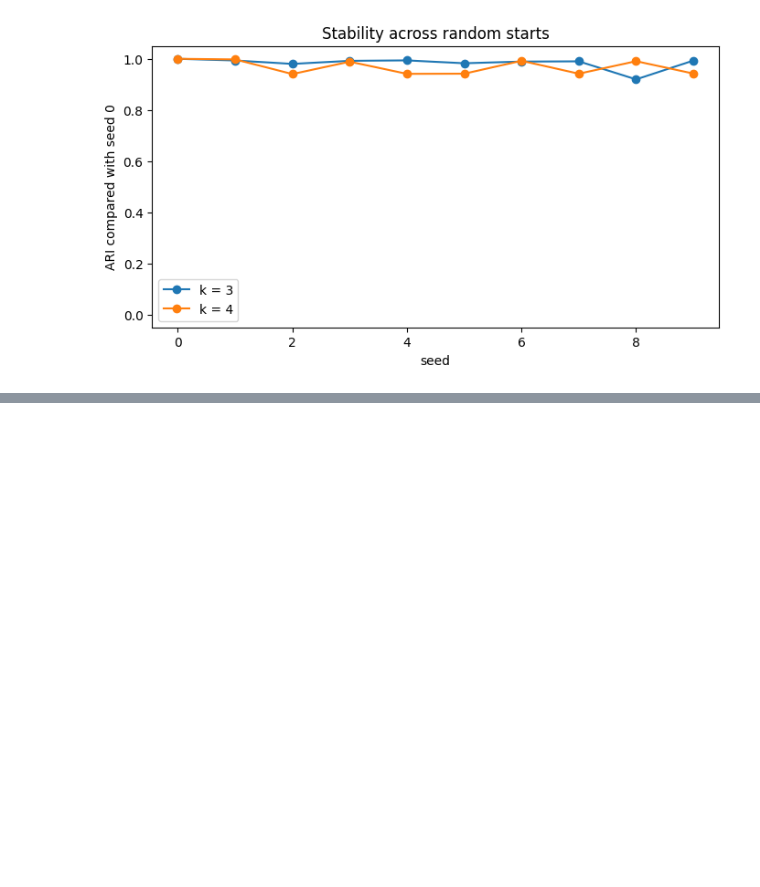
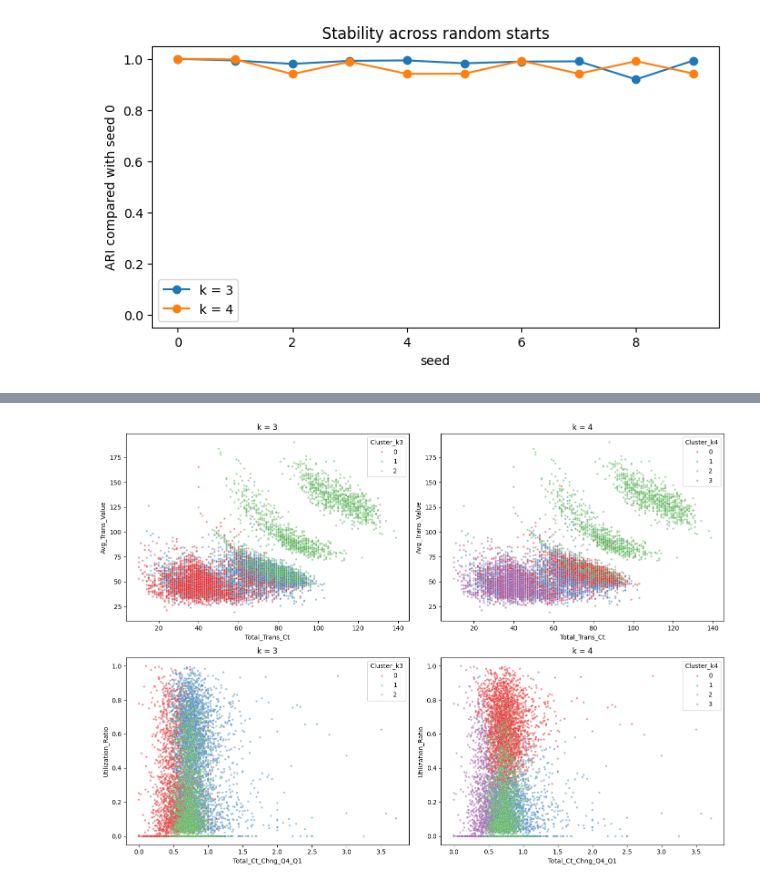
Before and after one commit to d3m1d0s/FoML_projects, a Jupyter notebook: project_1/bankchurners_eda_clustering.ipynb, the cells around one changed output, grey strips where cells are left out. Saved outputs shown, nothing was run; the diff lists cells and outputs as text; code cells hidden in the pictures; blank space fills up the shorter version.

```diff
--- a/project_1/bankchurners_eda_clustering.ipynb
+++ b/project_1/bankchurners_eda_clustering.ipynb
@@ -1376,0 +1384,9 @@ plt.show()
+# %%
+final_models = {k: KMeans(n_clusters=k, n_init=10, random_state=42).fit(X) for k in [3, 4]}
+
+for k, model in final_models.items():
+    df[f"Cluster_k{k}"] = model.labels_
+
+cluster_sizes = pd.DataFrame({f"k = {k}": df[f"Cluster_k{k}"].value_counts().sort_index() for k in [3, 4]})
+cluster_sizes.index.name = "Cluster"
+display(cluster_sizes.fillna(0).astype(int))
@@ -1376,0 +1404,15 @@ plt.show()
+# %%
+plot_pairs = [("Total_Trans_Ct", "Avg_Trans_Value"), ("Total_Ct_Chng_Q4_Q1", "Utilization_Ratio")]
+
+fig, axes = plt.subplots(2, 2, figsize=(14, 10))
+
+for row, (x_col, y_col) in enumerate(plot_pairs):
+    for col, k in enumerate([3, 4]):
+        ax = axes[row, col]
+        sns.scatterplot(data=df, x=x_col, y=y_col, hue=f"Cluster_k{k}", palette="Set1", alpha=0.5, s=10, ax=ax)
+        ax.set_title(f"k = {k}")
+
+plt.tight_layout()
+plt.show()
+# %% [output]
+[figure, added]
```
Also changed, not shown: parts of 13 cells of this notebook.
